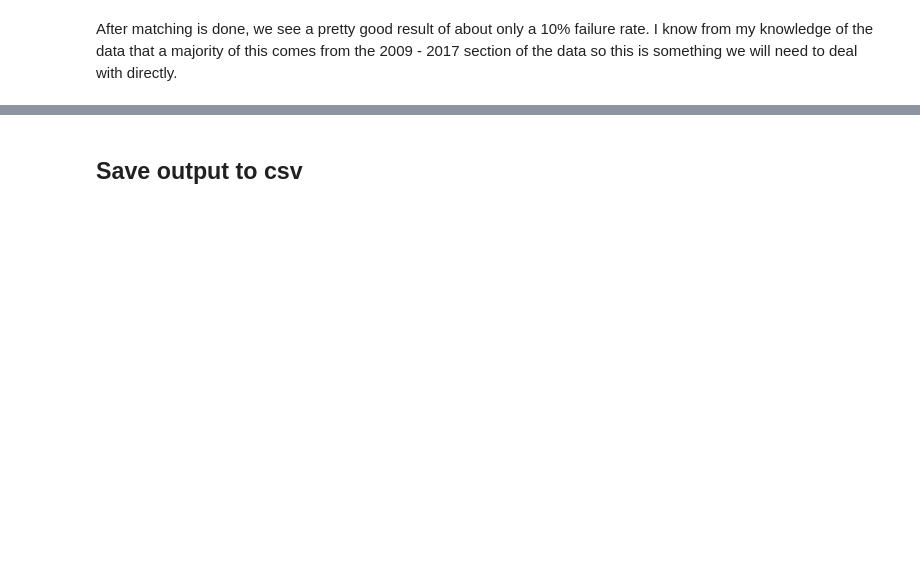
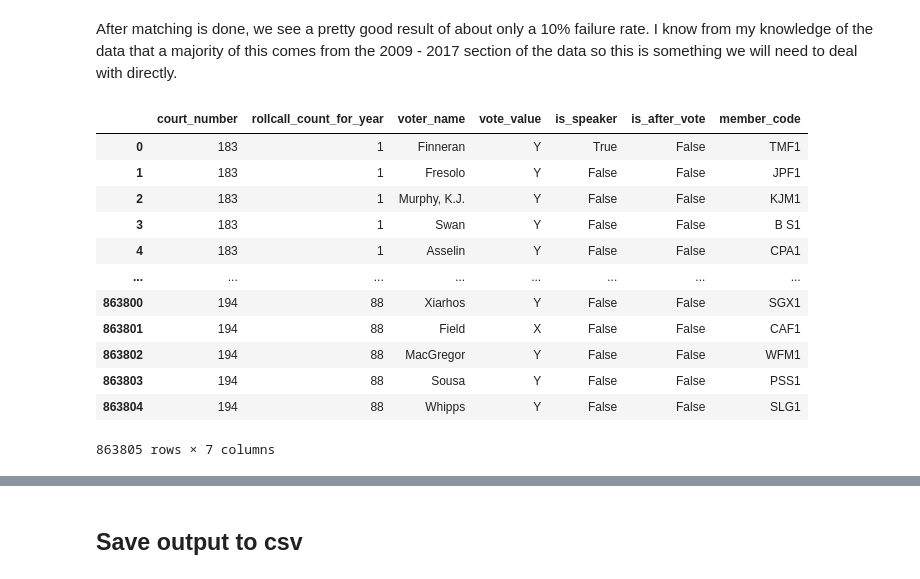
Before and after one commit to BU-Spark/ds-act-on-mass, a Jupyter notebook: fa25-team-a/processing/merge_house_rep_data.ipynb, the cells around one changed output, grey strips where cells are left out. Drawn from its saved outputs; the diff is of its cells as text; code cells hidden in the pictures; blank space fills up the shorter version.

Commit message:
Update matching notebook to properly match all votes with member codes.

```diff
--- a/fa25-team-a/processing/merge_house_rep_data.ipynb
+++ b/fa25-team-a/processing/merge_house_rep_data.ipynb
@@ -82,5 +133,5 @@ joined_vote_bill_df[joined_vote_bill_df['voter_name'].str.contains('\*') == True
 # %%
 # Handle -- --
-joined_vote_bill_df['voter_name'] = joined_vote_bill_df['voter_name'].map(lambda x: x.lstrip('--').rstrip('--'))
+vote_df['voter_name'] = vote_df['voter_name'].map(lambda x: x.lstrip('--').rstrip('--'))
 
-joined_vote_bill_df[joined_vote_bill_df['voter_name'].str.contains('--') == True]
+vote_df[vote_df['voter_name'].str.contains('--') == True]
@@ -91,7 +160,7 @@ joined_vote_bill_df[joined_vote_bill_df['voter_name'].str.contains('--') == True
 # %% [markdown]
 To test a matching function, I took a subset of the vote dataset and rep dataset based on the first General Court the vote dataset covers: 183.
 # %%
-test_votes_df = joined_vote_bill_df[joined_vote_bill_df['general_court_number'] == 189]
+test_votes_df = vote_df[vote_df['court_number'] == 189]
 test_votes_clean_df = test_votes_df.dropna(subset=['voter_name'])
 # %%
 test_votes_clean_df
@@ -182,5 +446,5 @@ At the end of the function, some summary statistics of the matching output are p
 # %%
-def matchAllNames(all_votes_df, all_reps_df):
+def matchAllNames(all_votes_df, all_reps_df, verbose=False):
     # Silence SettingsWithCopyWarning for this run
     pd.options.mode.chained_assignment = None
 
@@ -197,7 +461,7 @@ def matchAllNames(all_votes_df, all_reps_df):
         print(f'Matching reps and votes from General Court #{gc}')
 
         # Get the votes and representatives for current General Court
-        gc_votes_df = all_votes_df[joined_vote_bill_df['general_court_number'] == gc]
+        gc_votes_df = all_votes_df[vote_df['court_number'] == gc]
         gc_reps_df = all_reps_df[rep_df['court_number'] == gc]
 
         # Iterate over all rows of test votes df - use tqdm to show progress of current GC matching
@@ -230,4 +494,4 @@ def matchAllNames(all_votes_df, all_reps_df):
 
     return out_votes_df
 # %%
-matches_votes_df = matchAllNames(joined_vote_bill_df, rep_df)
+matches_votes_df = matchAllNames(vote_df, rep_df)
@@ -234,3 +512,19 @@ matches_votes_df = matchAllNames(joined_vote_bill_df, rep_df)
 # %% [markdown]
 After matching is done, we see a pretty good result of about only a 10% failure rate. I know from my knowledge of the data that a majority of this comes from the 2009 - 2017 section of the data so this is something we will need to deal with directly.
+# %%
+matches_votes_df
+# %% [output]
+|  | court_number | rollcall_count_for_year | voter_name | vote_value | is_speaker | is_after_vote | member_code |
+| 0 | 183 | 1 | Finneran | Y | True | False | TMF1 |
+| 1 | 183 | 1 | Fresolo | Y | False | False | JPF1 |
+| 2 | 183 | 1 | Murphy, K.J. | Y | False | False | KJM1 |
+| 3 | 183 | 1 | Swan | Y | False | False | B S1 |
+| 4 | 183 | 1 | Asselin | Y | False | False | CPA1 |
+| ... | ... | ... | ... | ... | ... | ... | ... |
+| 863800 | 194 | 88 | Xiarhos | Y | False | False | SGX1 |
+| 863801 | 194 | 88 | Field | X | False | False | CAF1 |
+| 863802 | 194 | 88 | MacGregor | Y | False | False | WFM1 |
+| 863803 | 194 | 88 | Sousa | Y | False | False | PSS1 |
+| 863804 | 194 | 88 | Whipps | Y | False | False | SLG1 |
+863805 rows × 7 columns
 # %%
```
Also changed, not shown: parts of 47 cells of this notebook.
